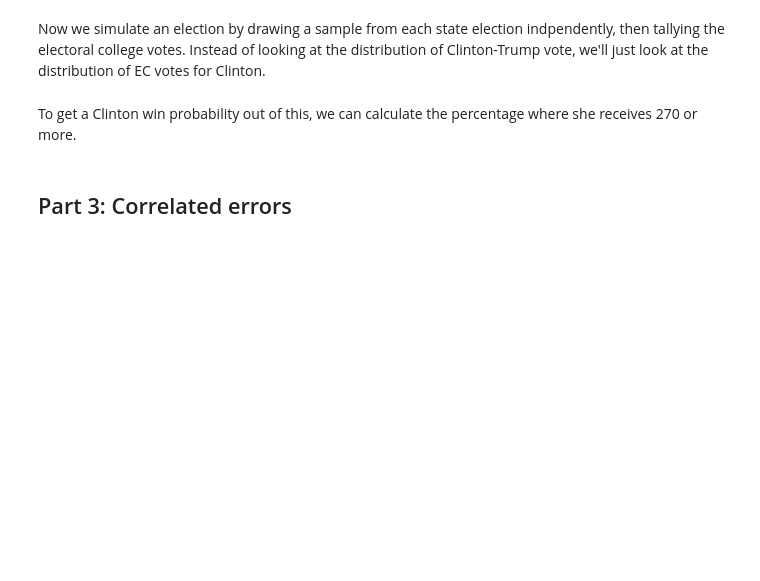
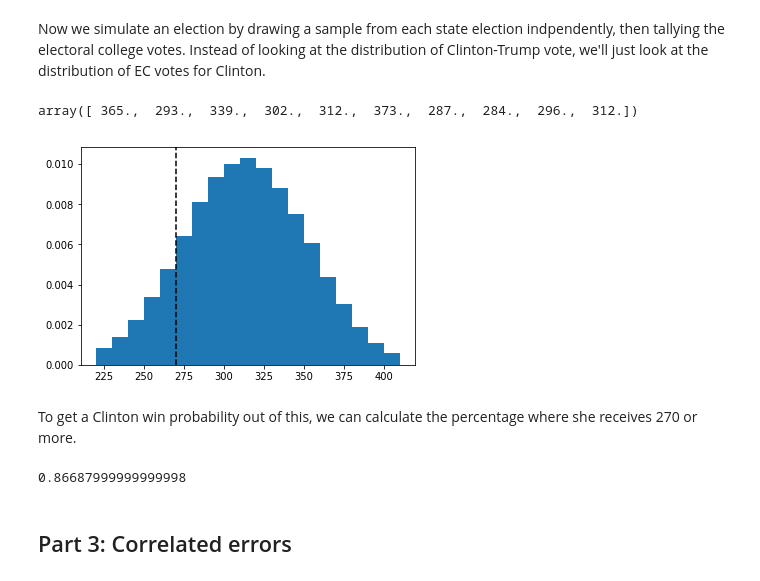
Before and after one commit to jstray/lede-algorithms, a Jupyter notebook: week-6/week-6-1-election-prediction-empty.ipynb, the cells around one changed output. Cells and saved outputs as stored; diff of their text form; code cells hidden in the pictures; blank space fills up the shorter version.

```diff
--- a/week-6/week-6-1-election-prediction-empty.ipynb
+++ b/week-6/week-6-1-election-prediction-empty.ipynb
@@ -94,8 +170,15 @@ Our first task will be to pick out one poll in each state. We'll use the last da
 # %%
 # Load a CSV of electoral college votes for each state.
 # Ref: https://www.archives.gov/federal-register/electoral-college/allocation.html
+states = pd.read_csv('data/states.csv')
 # %%
 # We'll use a little Pandas trick to make merging in the poll data easier:
 # set the index to the abbreviation
+states = states.set_index(states.abbr)
 
 # And add the columns we'll need: Trump, Clinton, margin_of_error, all initially blank
+states['Trump'] = np.NaN
+states['Clinton'] = np.NaN
+states['margin_of_error'] = np.NaN
+
+states = states[states.abbr != 'DC']
@@ -103,6 +205,8 @@ Our first task will be to pick out one poll in each state. We'll use the last da
 # Not all polls have reported margins of error, but we can figure it out if we know the number of people surveyed.
 # This function salculate the 95% margin of error, using the classic formula.
 # Ref: https://onlinecourses.science.psu.edu/stat100/node/56/
+def calc_moe(sample_size, proportion):
+    return 100 * 1.96 * math.sqrt((proportion*(1-proportion)/sample_size))
 # %%
 # Now we'll load polls for each state and pick one poll
 for abbr in states.abbr:
@@ -129,9 +229,37 @@ def simulate_election(n_times):
+# %%
+def simulate_election(n_times):
+    # Start with 3 votes for DC (for which we have no polls, but went solidly Clinton)
+    clinton_ec_votes = np.zeros(n_times) + 3
+
+    # run n_times simulated 'elections' for each state
+    for abbr in states.abbr:
+        mean = states['Clinton'][abbr] - states['Trump'][abbr]
+        stddev = states['margin_of_error'][abbr]
+
+        results = np.random.normal(mean, stddev, n_times)
+
+        # Add ec votes for every election where Clinton won this state
+        clinton_ec_votes[results>0] += states['electoral_votes'][abbr]
+
+    return clinton_ec_votes
 # %%
 # Run 10 simulated elections and look at the results
+simulate_election(10)
+# %% [output]
+array([ 365.,  293.,  339.,  302.,  312.,  373.,  287.,  284.,  296.,  312.])
 # %%
 # Run many, many simulated elections and plot histogram of results
+results = simulate_election(100000)
+plt.hist(results, bins=range(220, 420, 10), density=True)
+plt.axvline(270, color='black', linestyle='dashed');
+# %% [output]
+[figure, added]
 # %% [markdown]
 To get a Clinton win probability out of this, we can calculate the percentage where she receives 270 or more.
+# %%
+(results >= 270).mean()
+# %% [output]
+0.86687999999999998
 # %% [markdown]
 ## Part 3: Correlated errors
 # %%
```
Also changed, not shown: parts of 27 cells of this notebook, 1 other file.
